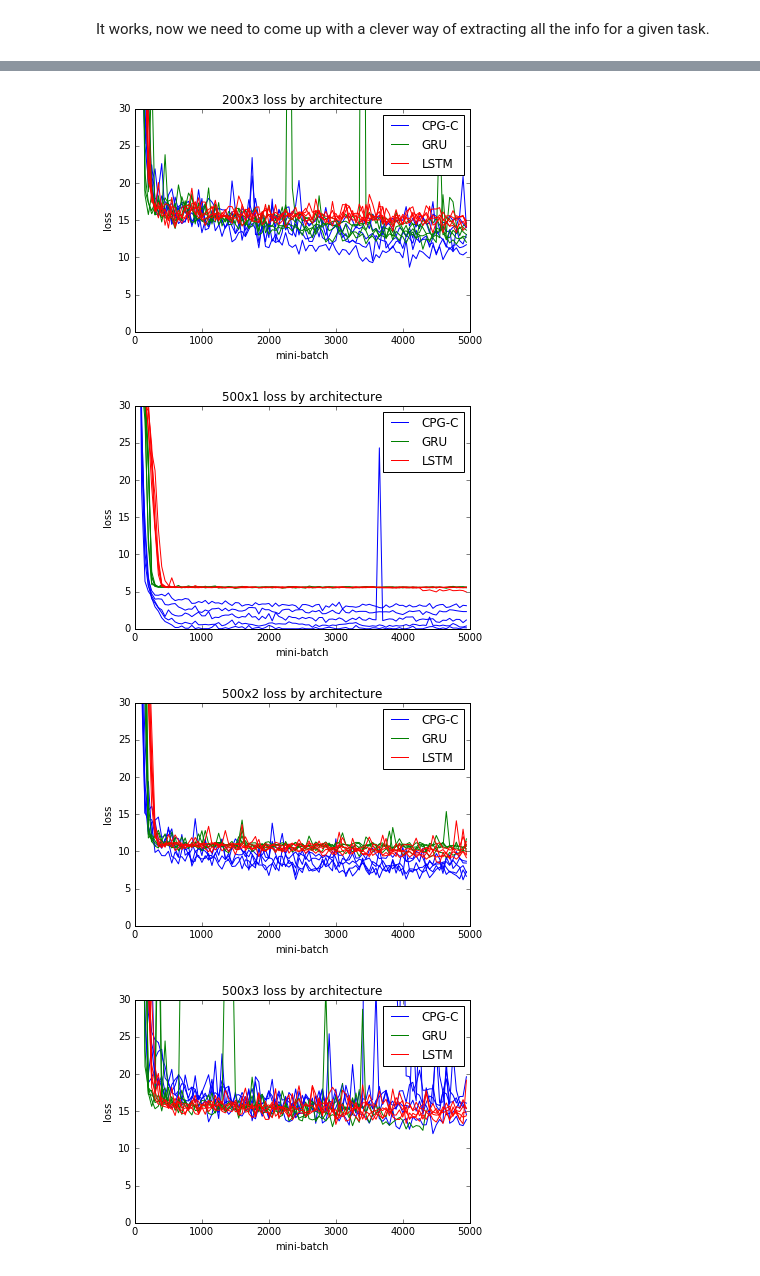
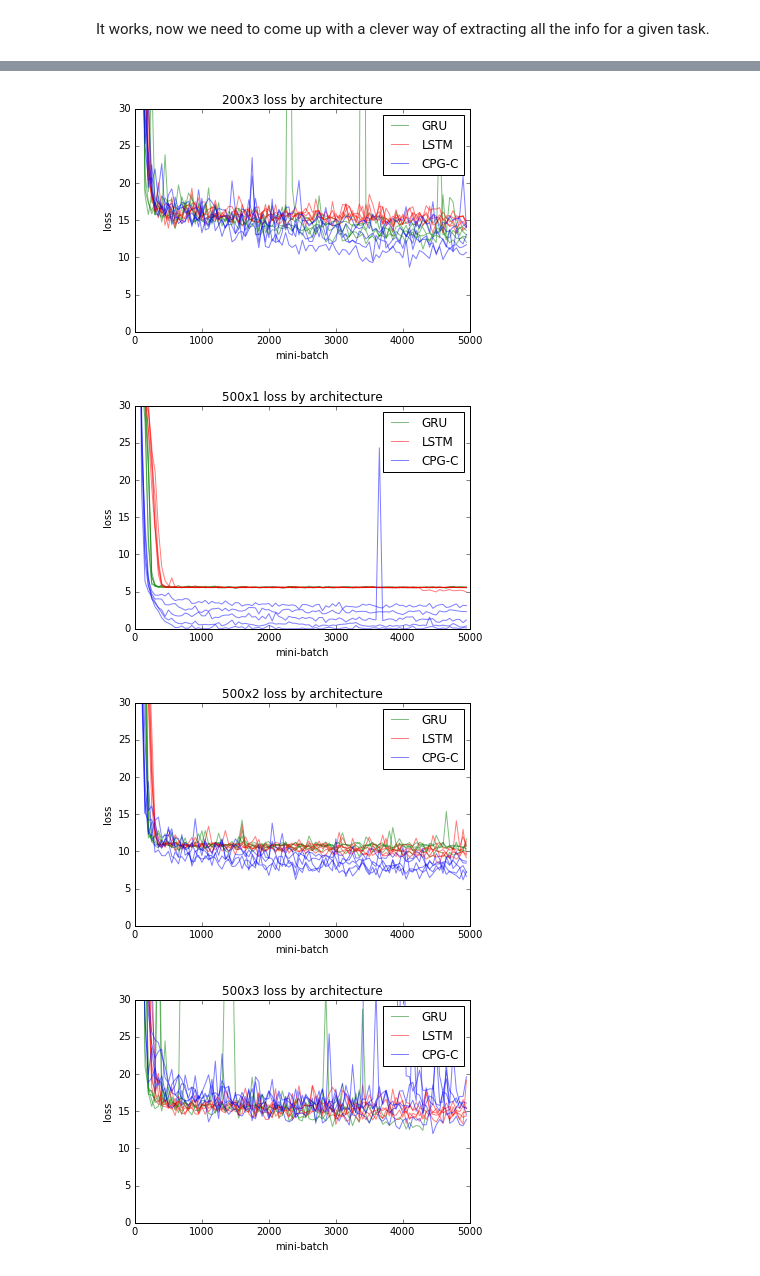
Before and after one commit to PFCM/489-notebooks, a Jupyter notebook: variable_binding.ipynb, the cells around one changed output, grey strips where cells are left out. Drawn from its saved outputs; the diff is of its cells as text; code cells hidden in the pictures.

Commit message:
plot medias

```diff
--- a/variable_binding.ipynb
+++ b/variable_binding.ipynb
@@ -18,7 +18,7 @@ def get_scalar_events(filename, tag):
                 results.append(val.simple_value)
     return results
 # %%
-events_file = '../sequential_classifiers/cont_grid/100x1/cp-gate-combined/0/events.out.tfevents.1473775538.midnight-espresso.ecs.vuw.ac.nz'
+events_file = '../cont_vbind/100x1/cp-gate-combined/0/events.out.tfevents.1473775538.midnight-espresso.ecs.vuw.ac.nz'
 losses = get_scalar_events(events_file, 'loss')
 xs = np.arange(len(losses)) * 10  # summarised every ten
 ys = np.array(losses)
@@ -31,7 +30,7 @@ plt.plot(xs, ys)
 # %% [markdown]
 It works, now we need to come up with a clever way of extracting all the info for a given task.
 # %%
-def get_task(task, root='../sequential_classifiers/cont_grid/'):
+def get_task(task, root='../cont_vbind/'):
     """Gets a bunch of nested dicts with all the data for all cells for a given task.
     `task` should be a string of the form `axb` where `a` is sequence length (100, 200 or 500)
     and `b` is the number of items (1, 2 or 3)"""
@@ -114,5 +134,5 @@ for seq_len, num_items in product(['100', '200', '500'], ['1', '2', '3']):
 for seq_len, num_items in product(['100', '200', '500'], ['1', '2', '3']):
     task = '{}x{}'.format(seq_len, num_items)
     data = get_task(task)
-    plot_all_runs_stdd(data, 'losses', '{} loss by architecture'.format(task), step=5)
+    plot_all_runs(data, 'losses', '{} loss by architecture'.format(task), step=5)
 # %% [output]
@@ -124,4 +144,4 @@ for seq_len, num_items in product(['100', '200', '500'], ['1', '2', '3']):
-[figure, old version]
+[figure, new version]
-[figure, old version]
+[figure, new version]
-[figure, old version]
+[figure, new version]
-[figure, old version]
+[figure, new version]
```
Also changed, not shown: parts of 5 cells of this notebook.
